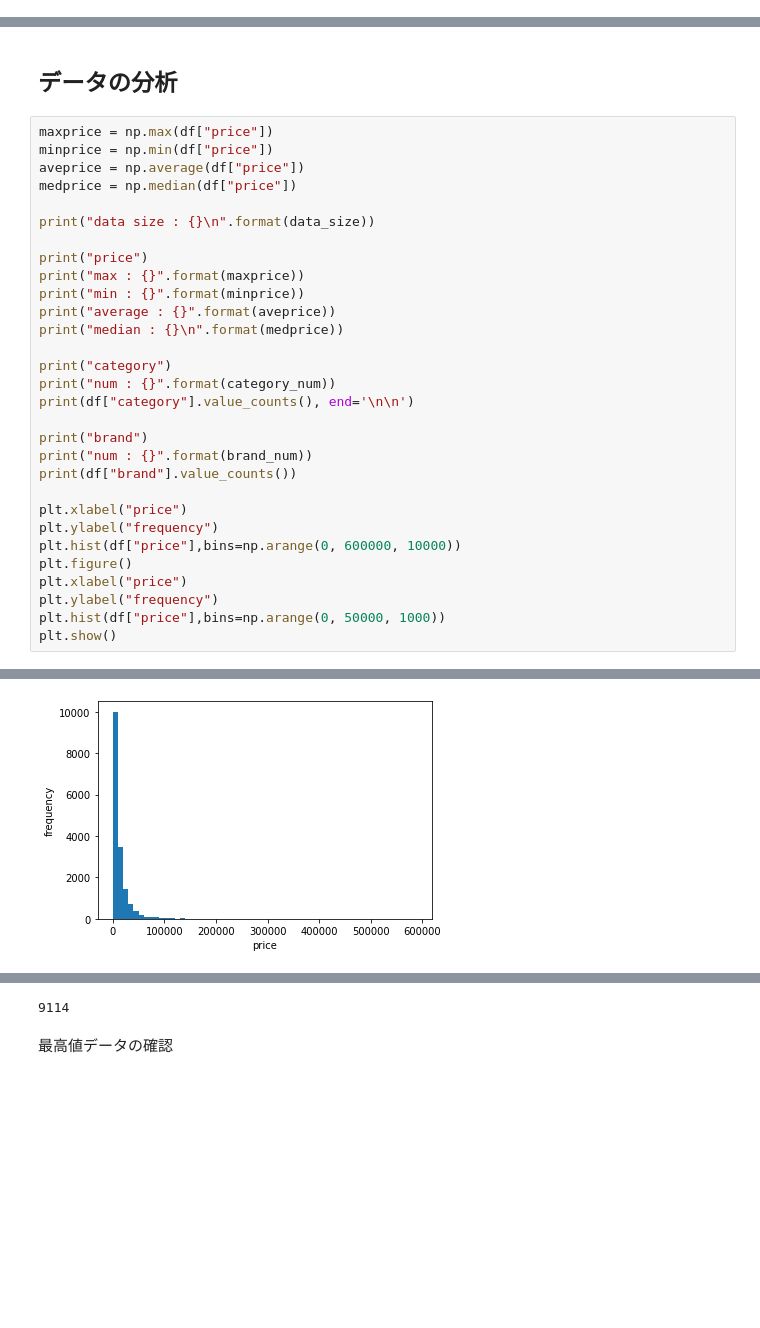
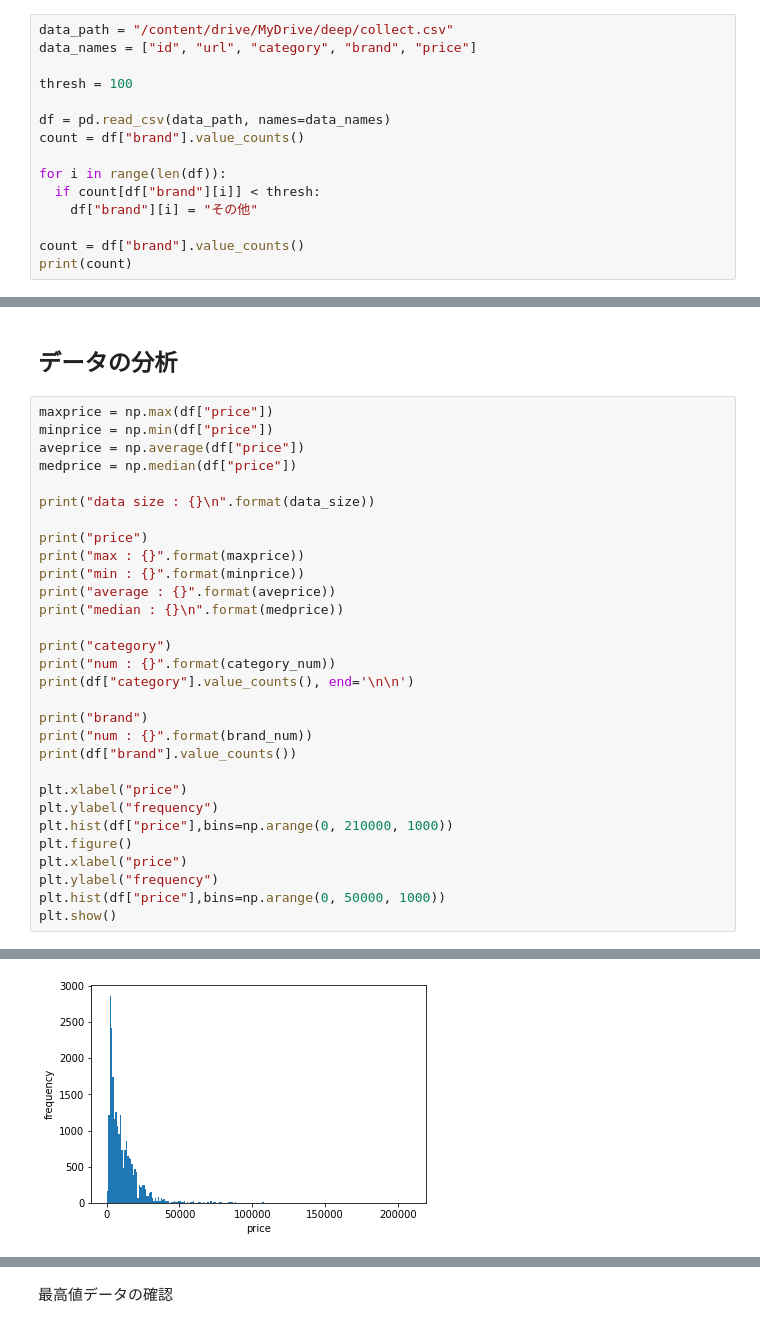
Before and after one commit to yukilost/googlecolab, a Jupyter notebook: shoes_price_prediction.ipynb, the cells around one changed output, grey strips where cells are left out. Drawn from its saved outputs; the diff is of its cells as text; blank space fills up the shorter version.

```diff
--- a/shoes_price_prediction.ipynb
+++ b/shoes_price_prediction.ipynb
@@ -574,0 +578,15 @@ cpu
+# %%
+data_path = "/content/drive/MyDrive/deep/collect.csv"
+data_names = ["id", "url", "category", "brand", "price"]
+
+thresh = 100
+
+df = pd.read_csv(data_path, names=data_names)
+count = df["brand"].value_counts()
+
+for i in range(len(df)):
+  if count[df["brand"][i]] < thresh:
+    df["brand"][i] = "その他"
+
+count = df["brand"].value_counts()
+print(count)
@@ -635,7 +674,7 @@ print(df["brand"].value_counts())
 
 plt.xlabel("price")
 plt.ylabel("frequency")
-plt.hist(df["price"],bins=np.arange(0, 600000, 10000))
+plt.hist(df["price"],bins=np.arange(0, 210000, 1000))
 plt.figure()
 plt.xlabel("price")
 plt.ylabel("frequency")
@@ -661,2 +700,2 @@ RANDA                101
 Name: brand, dtype: int64
-[figure, old version]
+[figure, new version]
@@ -664,4 +703,3 @@ Name: brand, dtype: int64
-9114
 # %% [markdown]
 最高値データの確認
 # %%
```
Also changed, not shown: parts of 17 cells of this notebook.
